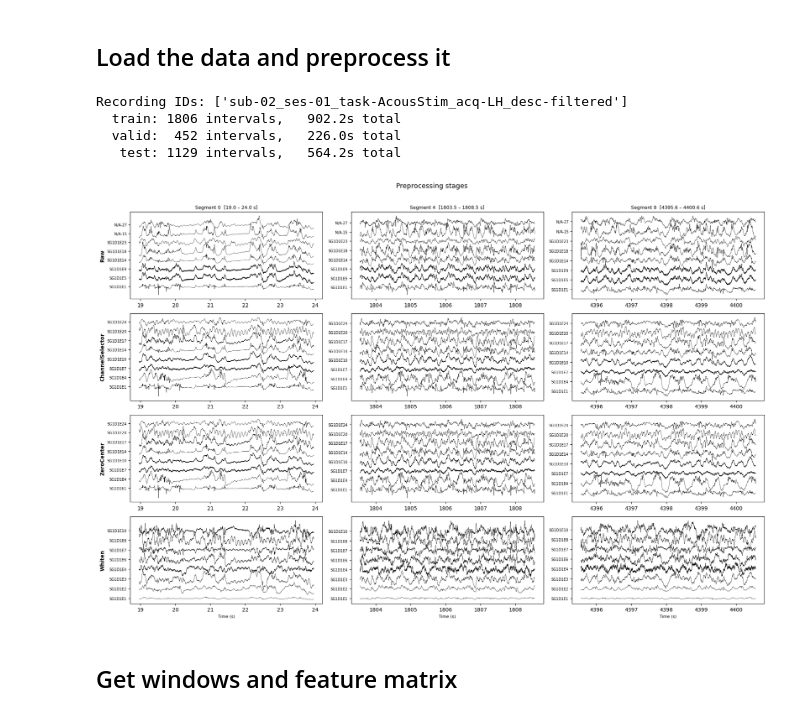
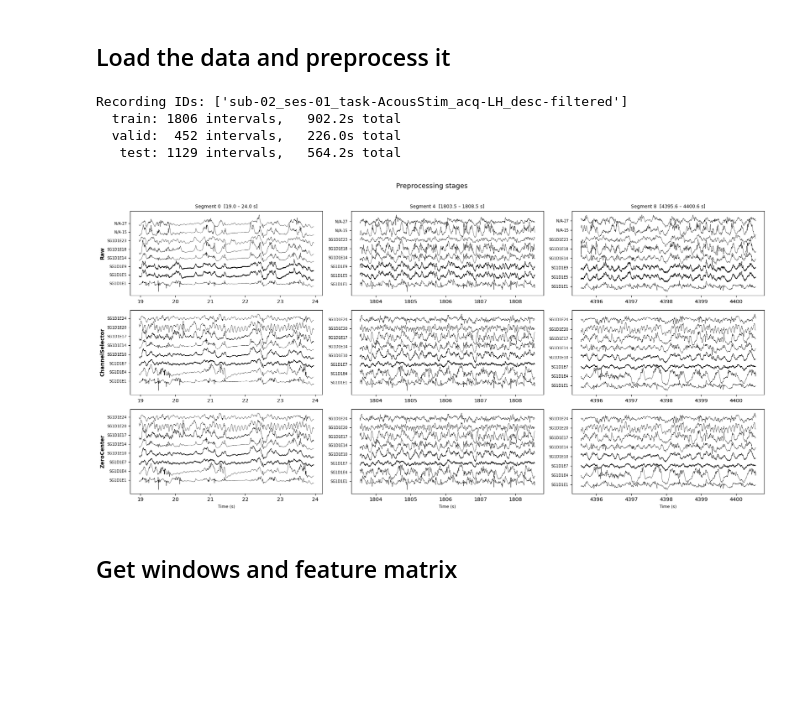
Before and after one commit to Neurosoft-Bioelectronics/auditorydecoding, a Jupyter notebook: notebooks/linear_training.ipynb, the cells around one changed output. Saved outputs shown, nothing was run; the diff lists cells and outputs as text; code cells hidden in the pictures; blank space fills up the shorter version.

```diff
--- a/notebooks/linear_training.ipynb
+++ b/notebooks/linear_training.ipynb
@@ -40,32 +40,32 @@ BALANCE_CLASSES = False
 # %%
 dataset = NeurosoftMinipigs2026(
     root=DATA_ROOT,
     recording_ids=[RECORDING_ID],
     fold_num=FOLD_NUM,
     split_type=SPLIT_TYPE,
     task_type=TASK_TYPE,
     preprocessing=PreprocessingPipeline([
         ChannelSelector(channel_types=["ecog"]),
         ZeroCenter(),
-        Whiten(n_components=10),
+        # Whiten(n_components=20),
     ]),
 )
 dataset.preprocess(split="train", plot=True)
 
 print(f"Recording IDs: {dataset.recording_ids}")
 
 for split in ("train", "valid", "test"):
     intervals = dataset.get_sampling_intervals(split=split)
     for rid, iv in intervals.items():
         n = len(iv.start)
         dur = sum(iv.end - iv.start)
         print(f"  {split:>5s}: {n:4d} intervals, {dur:7.1f}s total")
 # %% [output]
 Recording IDs: ['sub-02_ses-01_task-AcousStim_acq-LH_desc-filtered']
   train: 1806 intervals,   902.2s total
   valid:  452 intervals,   226.0s total
    test: 1129 intervals,   564.2s total
-[figure, old version]
+[figure, new version]
 # %% [markdown]
 ## Get windows and feature matrix
 # %%
```
Also changed, not shown: parts of 11 cells of this notebook, 3 other files.
